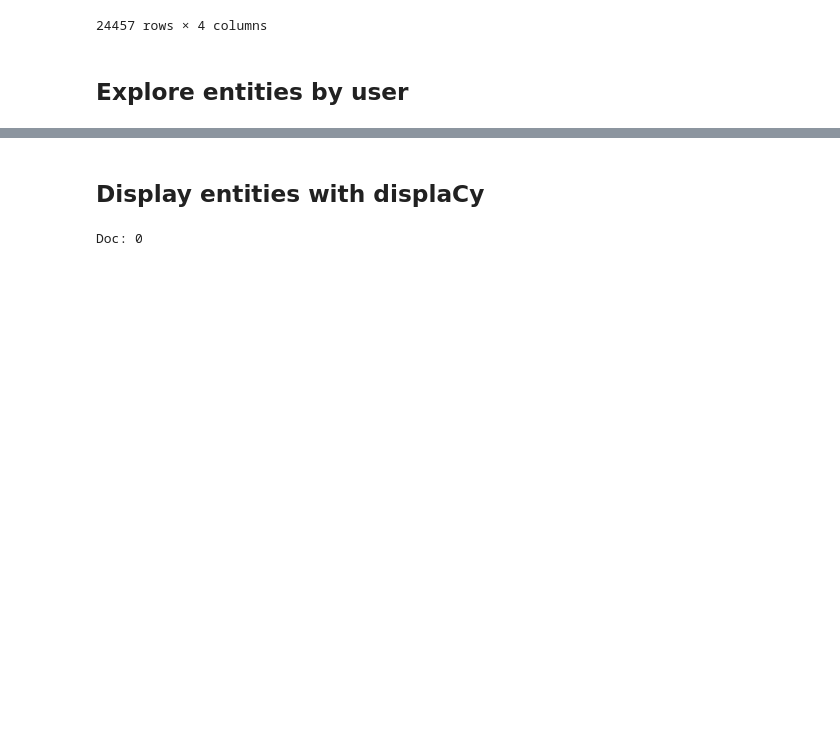
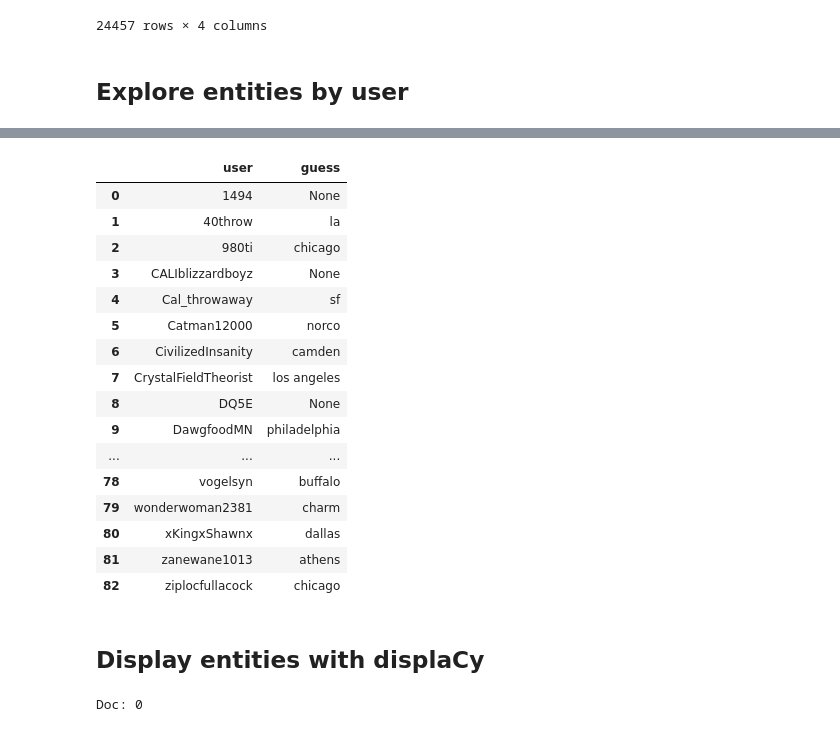
Before and after one commit to akilby/drug_pricing, a Jupyter notebook: explore.ipynb, the cells around one changed output, grey strips where cells are left out. Saved outputs shown, nothing was run; the diff lists cells and outputs as text; code cells hidden in the pictures; blank space fills up the shorter version.

```diff
--- a/explore.ipynb
+++ b/explore.ipynb
@@ -185,0 +283,42 @@ u1_gpe = ents_by_type(u1_ents, "GPE")
+# %%
+def best_guess(loc_df, cit_df):
+    """Strategy for guessing a users location."""
+    users = []
+    guesses = []
+    for u, cits, states in zip(loc_df["username"].tolist(),
+                               loc_df["filt_city"].tolist(),
+                               loc_df["state"].tolist()):
+        users.append(u)
+        cur_cities = cits.copy()
+        not_found = True
+        while len(cur_cities) > 0 and not_found:
+            c, _ = cur_cities.pop(0)
+            real_states = cit_df.loc[cit_df["city"] == c, "state"].tolist()
+            if len(set(states) & set(states)) > 0:
+                guesses.append(c)
+                not_found = False
+        if not_found:
+            guesses.append(None)
+    return pd.DataFrame({"user": users, "guess": guesses})
+# %%
+guess_df = best_guess(locs_df, city_state_df)
+# %%
+guess_df
+# %% [output]
+|  | user | guess |
+| 0 | 1494 | None |
+| 1 | 40throw | la |
+| 2 | 980ti | chicago |
+| 3 | CALIblizzardboyz | None |
+| 4 | Cal_throwaway | sf |
+| 5 | Catman12000 | norco |
+| 6 | CivilizedInsanity | camden |
+| 7 | CrystalFieldTheorist | los angeles |
+| 8 | DQ5E | None |
+| 9 | DawgfoodMN | philadelphia |
+| ... | ... | ... |
+| 78 | vogelsyn | buffalo |
+| 79 | wonderwoman2381 | charm |
+| 80 | xKingxShawnx | dallas |
+| 81 | zanewane1013 | athens |
+| 82 | ziplocfullacock | chicago |
```
Also changed, not shown: parts of 30 cells of this notebook.
